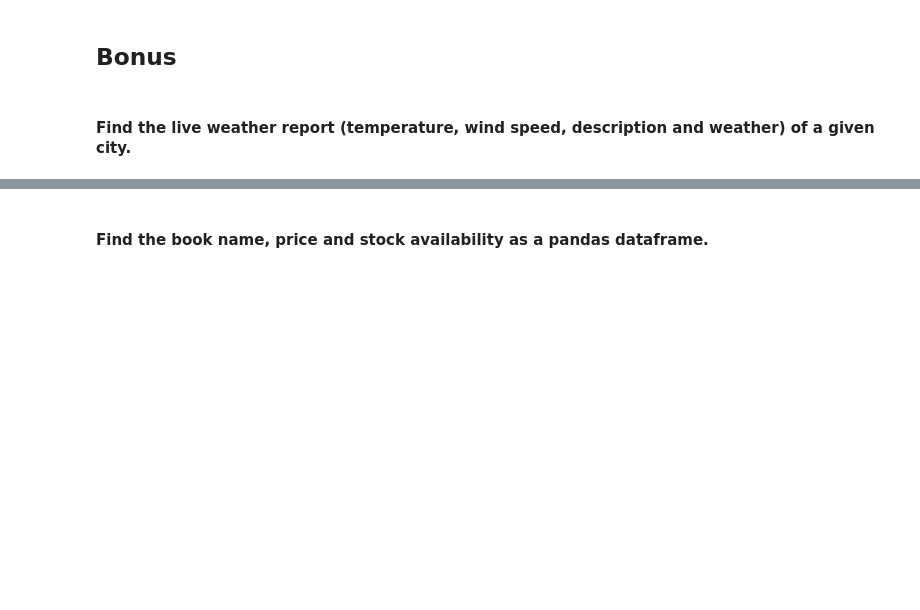
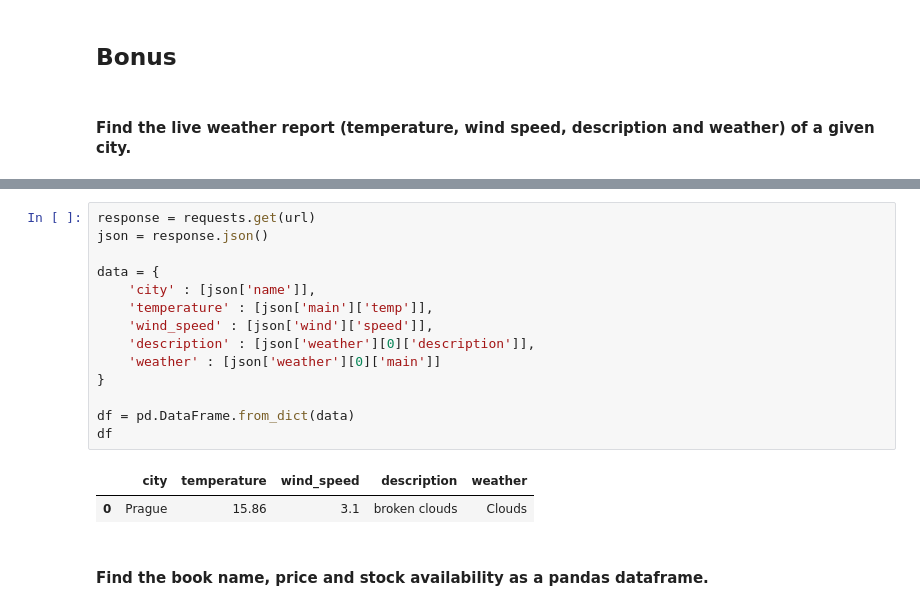
Before and after one commit to ta-data-lis/lab-web-scraping, a Jupyter notebook: your-code/main.ipynb, the cells around one changed output, grey strips where cells are left out. Cells and saved outputs as stored; diff of their text form; blank space fills up the shorter version.

```diff
--- a/your-code/main.ipynb
+++ b/your-code/main.ipynb
@@ -486,3 +484,20 @@ Enter the city: lisbon
+# %%
+response = requests.get(url)
+json = response.json()
+
+data = {
+    'city' : [json['name']],
+    'temperature' : [json['main']['temp']],
+    'wind_speed' : [json['wind']['speed']],
+    'description' : [json['weather'][0]['description']],
+    'weather' : [json['weather'][0]['main']]
+}
+
+df = pd.DataFrame.from_dict(data)
+df
+# %% [output]
+|  | city | temperature | wind_speed | description | weather |
+| 0 | Prague | 15.86 | 3.1 | broken clouds | Clouds |
 # %% [markdown]
 #### Find the book name, price and stock availability as a pandas dataframe.
 # %%
```
Also changed, not shown: parts of 9 cells of this notebook.
